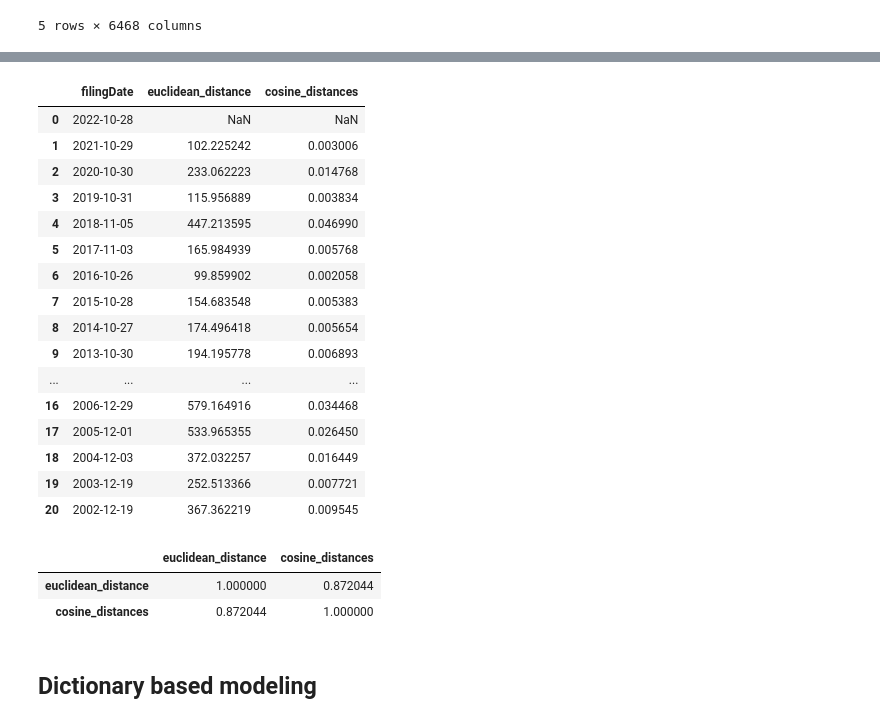
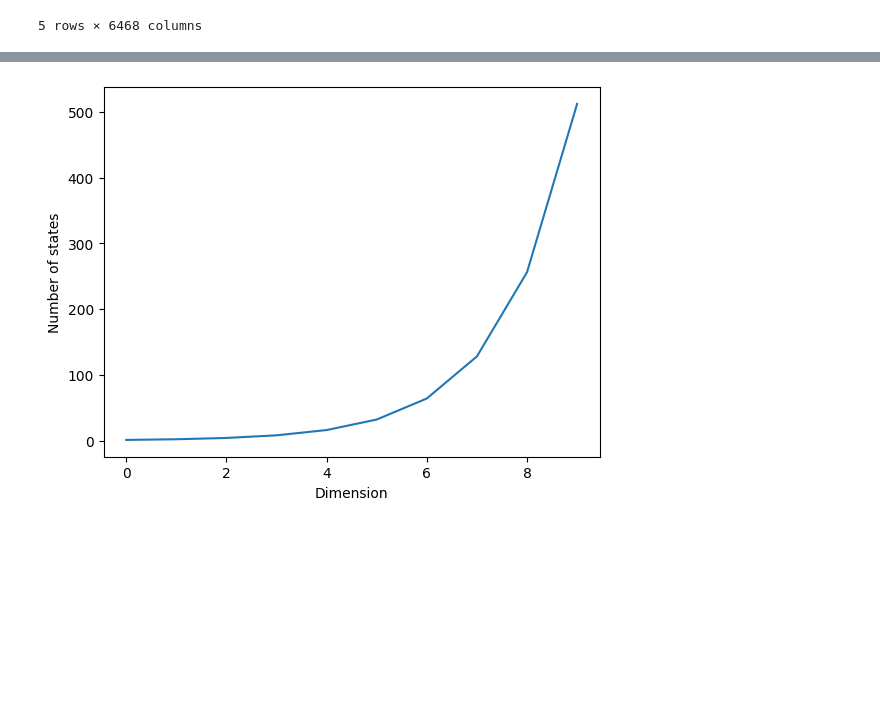
Before and after one commit to RalfKellner/dltaonlinebook, a Jupyter notebook: 02_frequency_dictionary_models.ipynb, the cells around one changed output, grey strips where cells are left out. Saved outputs shown, nothing was run; the diff lists cells and outputs as text; code cells hidden in the pictures; blank space fills up the shorter version.

```diff
--- a/02_frequency_dictionary_models.ipynb
+++ b/02_frequency_dictionary_models.ipynb
@@ -192,45 +316,9 @@ Both measures suffer in high-dimensional spaces, meaning if vectors have a high
-# %%
-from sklearn.metrics.pairwise import euclidean_distances, cosine_distances
-import numpy as np
-
-
-document_term_matrix = bow_wo_stopwords
-
-pairwise_euclidean_distances = pd.DataFrame(euclidean_distances(document_term_matrix, document_term_matrix))
-pairwise_cosine_distances = pd.DataFrame(cosine_distances(document_term_matrix, document_term_matrix))
-
-apple_distances = apple_filings.loc[:, ["filingDate"]]
-apple_distances.loc[:, "euclidean_distance"] = np.nan
-apple_distances.loc[:, "cosine_distances"] = np.nan
-
-for i in range(1, len(pairwise_euclidean_distances)):
-    apple_distances.loc[i, "euclidean_distance"] =  pairwise_euclidean_distances.loc[i, i-1]
-    apple_distances.loc[i, "cosine_distances"] = pairwise_cosine_distances.loc[i, i-1]
-
-apple_distances
-# %% [output]
-|  | filingDate | euclidean_distance | cosine_distances |
-| 0 | 2022-10-28 | NaN | NaN |
-| 1 | 2021-10-29 | 102.225242 | 0.003006 |
-| 2 | 2020-10-30 | 233.062223 | 0.014768 |
-| 3 | 2019-10-31 | 115.956889 | 0.003834 |
-| 4 | 2018-11-05 | 447.213595 | 0.046990 |
-| 5 | 2017-11-03 | 165.984939 | 0.005768 |
-| 6 | 2016-10-26 | 99.859902 | 0.002058 |
-| 7 | 2015-10-28 | 154.683548 | 0.005383 |
-| 8 | 2014-10-27 | 174.496418 | 0.005654 |
-| 9 | 2013-10-30 | 194.195778 | 0.006893 |
-| ... | ... | ... | ... |
-| 16 | 2006-12-29 | 579.164916 | 0.034468 |
-| 17 | 2005-12-01 | 533.965355 | 0.026450 |
-| 18 | 2004-12-03 | 372.032257 | 0.016449 |
-| 19 | 2003-12-19 | 252.513366 | 0.007721 |
-| 20 | 2002-12-19 | 367.362219 | 0.009545 |
-# %%
-apple_distances.drop(["filingDate"], axis = 1).corr()
-# %% [output]
-|  | euclidean_distance | cosine_distances |
-| euclidean_distance | 1.000000 | 0.872044 |
-| cosine_distances | 0.872044 | 1.000000 |
-# %% [markdown]
-## Dictionary based modeling
+# %%
+x = list(range(10))
+y = [2**i for i in x]
+plt.plot(x, y)
+plt.xlabel("Dimension")
+plt.ylabel("Number of states")
+plt.show()
+# %% [output]
+[figure, added]
```
Also changed, not shown: parts of 22 cells of this notebook, 53 other files.
